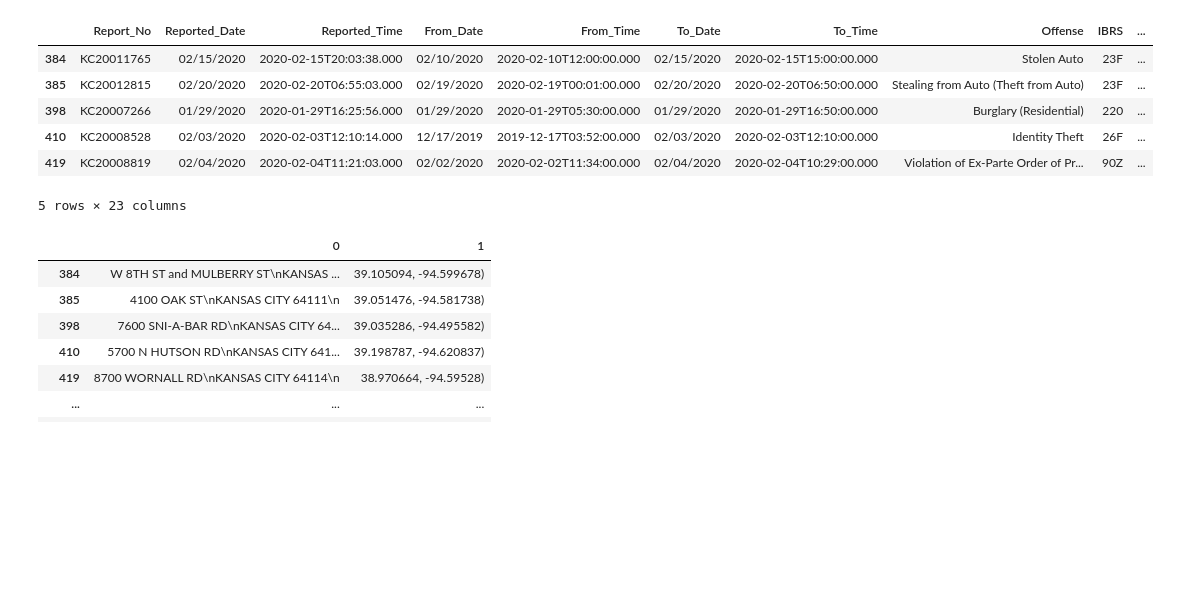
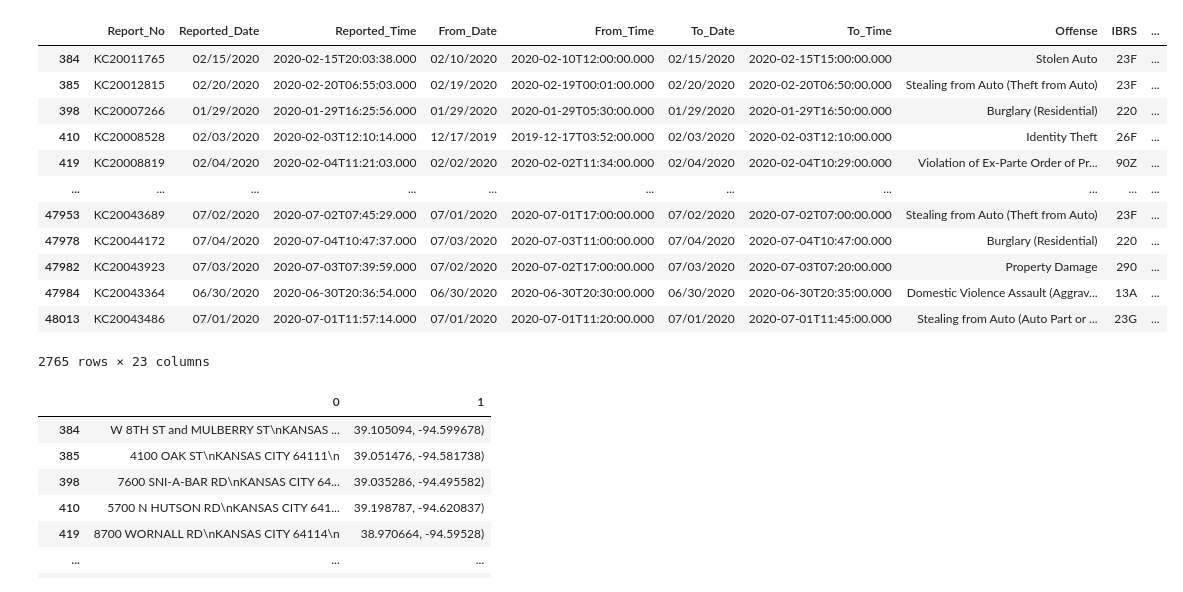
Before and after one commit to CecilyGriffin/CrimeVSCOVID-KC, a Jupyter notebook: crime - Heatmap.ipynb, the cells around one changed output. Saved outputs shown, nothing was run; the diff lists cells and outputs as text; code cells hidden in the pictures; blank space fills up the shorter version.

```diff
--- a/crime - Heatmap.ipynb
+++ b/crime - Heatmap.ipynb
@@ -10,15 +10,22 @@ gmaps.configure(api_key=gkey)
 # %%
 crime_df = pd.read_csv('Resources/KCPD_Crime_Data.csv')
 crime_df.dropna(inplace = True)
-crime_df.head()
+crime_df.dropna()
+crime_df
 # %% [output]
 |  | Report_No | Reported_Date | Reported_Time | From_Date | From_Time | To_Date | To_Time | Offense | IBRS | ... |
 | 384 | KC20011765 | 02/15/2020 | 2020-02-15T20:03:38.000 | 02/10/2020 | 2020-02-10T12:00:00.000 | 02/15/2020 | 2020-02-15T15:00:00.000 | Stolen Auto | 23F | ... |
 | 385 | KC20012815 | 02/20/2020 | 2020-02-20T06:55:03.000 | 02/19/2020 | 2020-02-19T00:01:00.000 | 02/20/2020 | 2020-02-20T06:50:00.000 | Stealing from Auto (Theft from Auto) | 23F | ... |
 | 398 | KC20007266 | 01/29/2020 | 2020-01-29T16:25:56.000 | 01/29/2020 | 2020-01-29T05:30:00.000 | 01/29/2020 | 2020-01-29T16:50:00.000 | Burglary (Residential) | 220 | ... |
 | 410 | KC20008528 | 02/03/2020 | 2020-02-03T12:10:14.000 | 12/17/2019 | 2019-12-17T03:52:00.000 | 02/03/2020 | 2020-02-03T12:10:00.000 | Identity Theft | 26F | ... |
 | 419 | KC20008819 | 02/04/2020 | 2020-02-04T11:21:03.000 | 02/02/2020 | 2020-02-02T11:34:00.000 | 02/04/2020 | 2020-02-04T10:29:00.000 | Violation of Ex-Parte Order of Pr... | 90Z | ... |
+| ... | ... | ... | ... | ... | ... | ... | ... | ... | ... | ... |
+| 47953 | KC20043689 | 07/02/2020 | 2020-07-02T07:45:29.000 | 07/01/2020 | 2020-07-01T17:00:00.000 | 07/02/2020 | 2020-07-02T07:00:00.000 | Stealing from Auto (Theft from Auto) | 23F | ... |
+| 47978 | KC20044172 | 07/04/2020 | 2020-07-04T10:47:37.000 | 07/03/2020 | 2020-07-03T11:00:00.000 | 07/04/2020 | 2020-07-04T10:47:00.000 | Burglary (Residential) | 220 | ... |
+| 47982 | KC20043923 | 07/03/2020 | 2020-07-03T07:39:59.000 | 07/02/2020 | 2020-07-02T17:00:00.000 | 07/03/2020 | 2020-07-03T07:20:00.000 | Property Damage | 290 | ... |
+| 47984 | KC20043364 | 06/30/2020 | 2020-06-30T20:36:54.000 | 06/30/2020 | 2020-06-30T20:30:00.000 | 06/30/2020 | 2020-06-30T20:35:00.000 | Domestic Violence Assault (Aggrav... | 13A | ... |
+| 48013 | KC20043486 | 07/01/2020 | 2020-07-01T11:57:14.000 | 07/01/2020 | 2020-07-01T11:20:00.000 | 07/01/2020 | 2020-07-01T11:45:00.000 | Stealing from Auto (Auto Part or ... | 23G | ... |
-5 rows × 23 columns
+2765 rows × 23 columns
 # %%
 location = crime_df["Location"]= crime_df["Location"].str.split("(", n = 1, expand = True)
 
```
Also changed, not shown: parts of 1 cell of this notebook, 2 other files.
